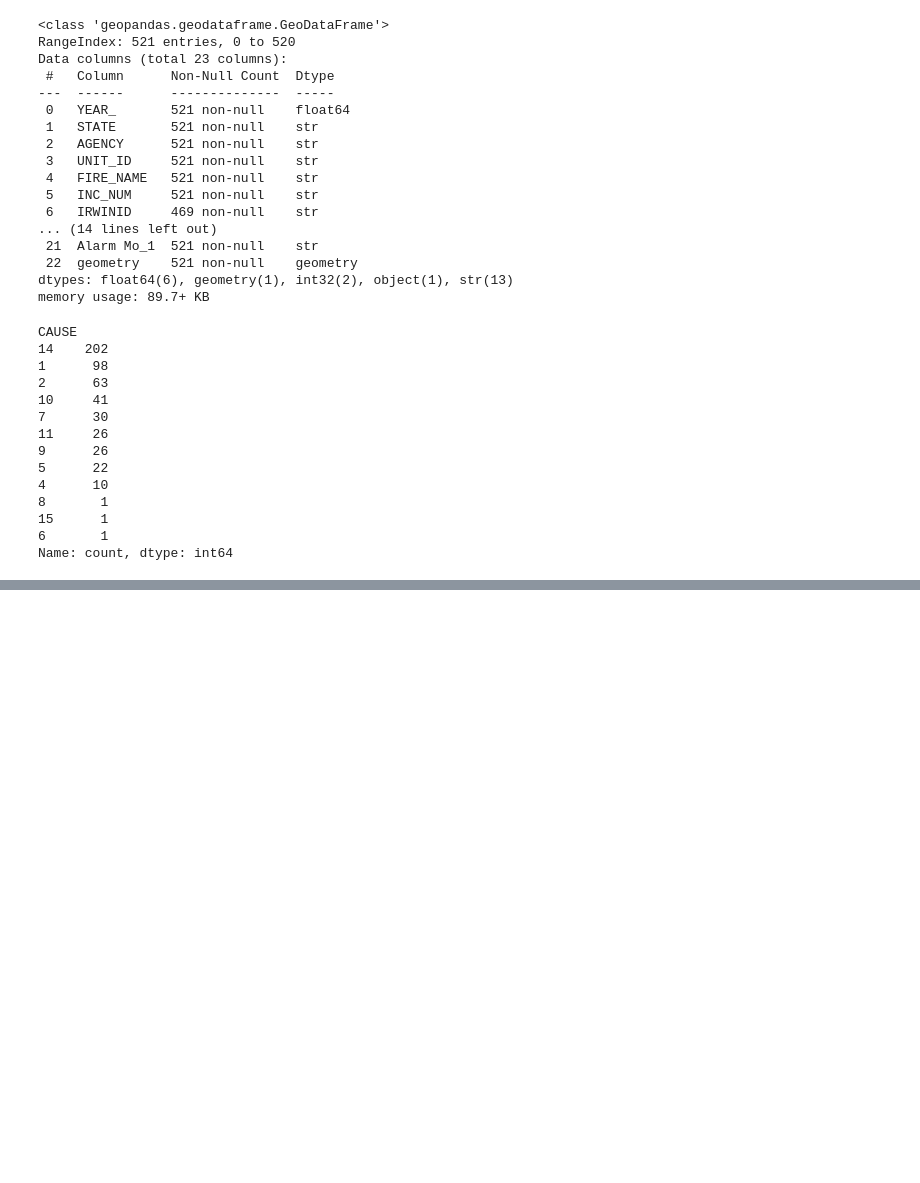
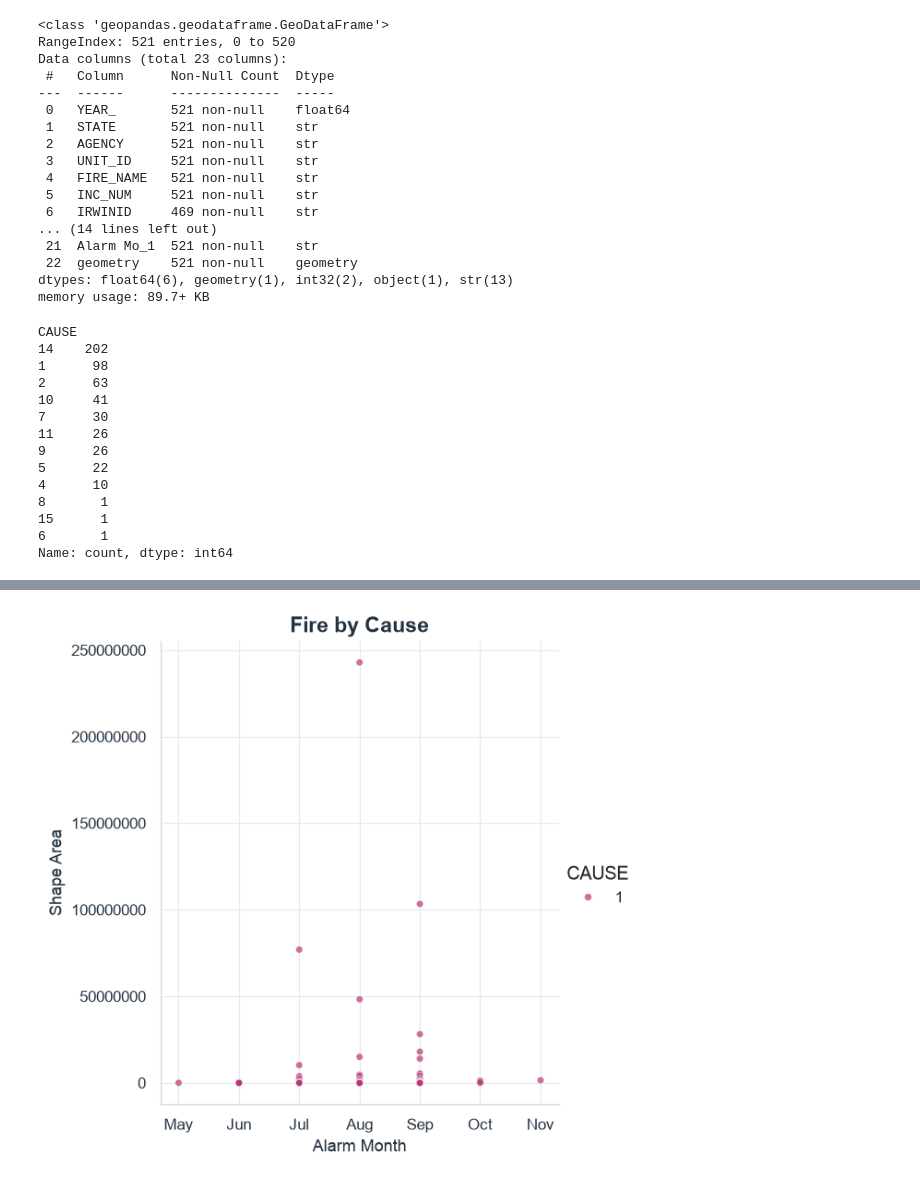
Before and after one commit to Sophiacyt/Wildfire-Wetland_BunkerAndersonTseng, a Jupyter notebook: scripts/A4/fire_by_cause_Sophia.ipynb, the cells around one changed output, grey strips where cells are left out. Cells and saved outputs as stored; diff of their text form; code cells hidden in the pictures; blank space fills up the shorter version.

```diff
--- a/scripts/A4/fire_by_cause_Sophia.ipynb
+++ b/scripts/A4/fire_by_cause_Sophia.ipynb
@@ -175 +179,22 @@ fire_subset.head()
 5 rows × 23 columns
+# %%
+#Create a plot of selected fire by cause
+the_plot = sns.relplot(
+    data = fire_subset,
+    x='Alarm Mo_1',
+    y='Shape_Area',
+    hue='CAUSE',
+    style='CAUSE',  markers=['o'],
+    palette='magma',
+    s=20,
+    alpha=0.7,
+)
+
+#Set plot title and axis labels
+the_plot.set_axis_labels('Alarm Month', 'Shape Area')
+the_plot.set(title='Fire by Cause')
+
+#Display
+the_plot;
+# %% [output]
+[figure, added]
```
Also changed, not shown: parts of 2 cells of this notebook.
